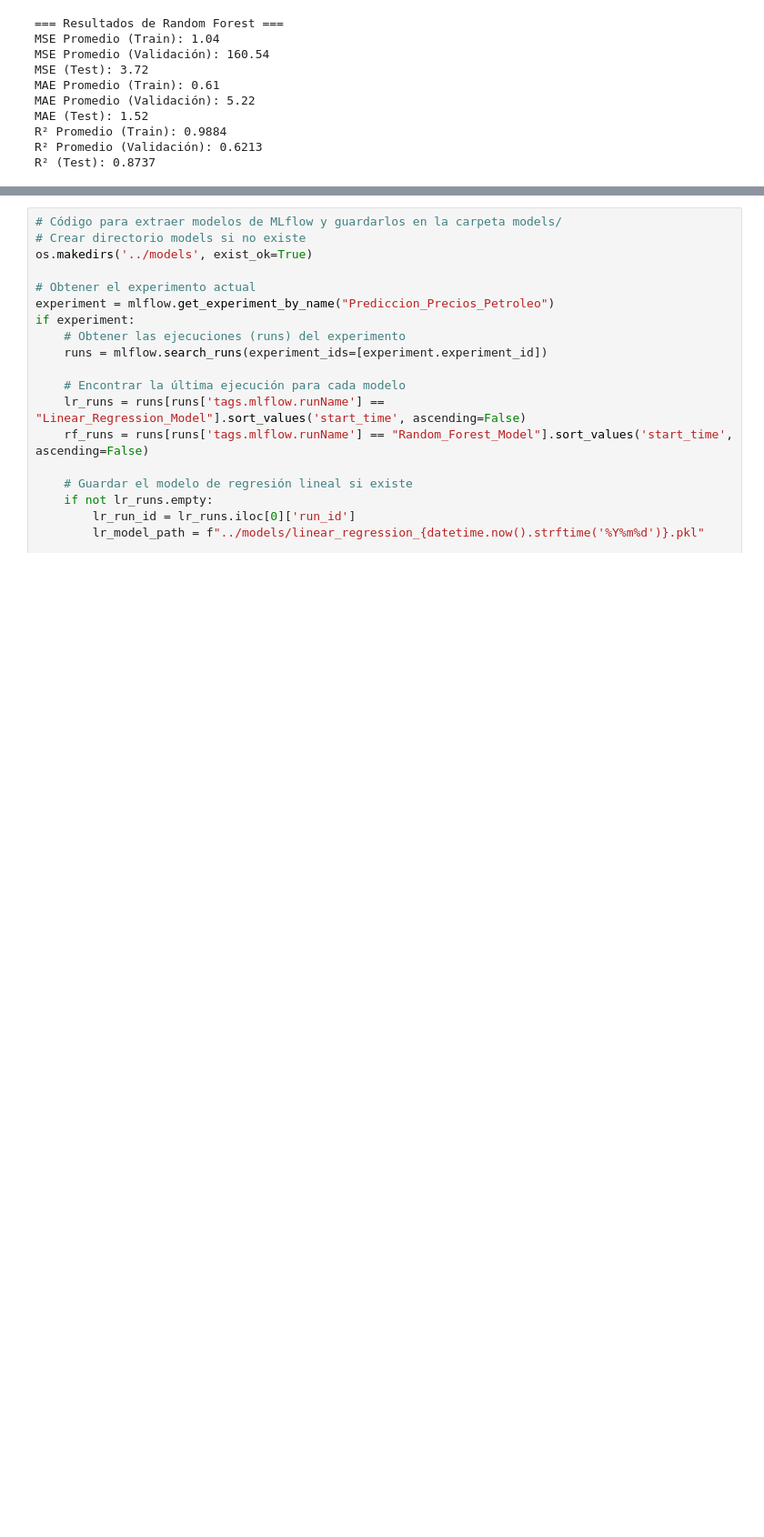
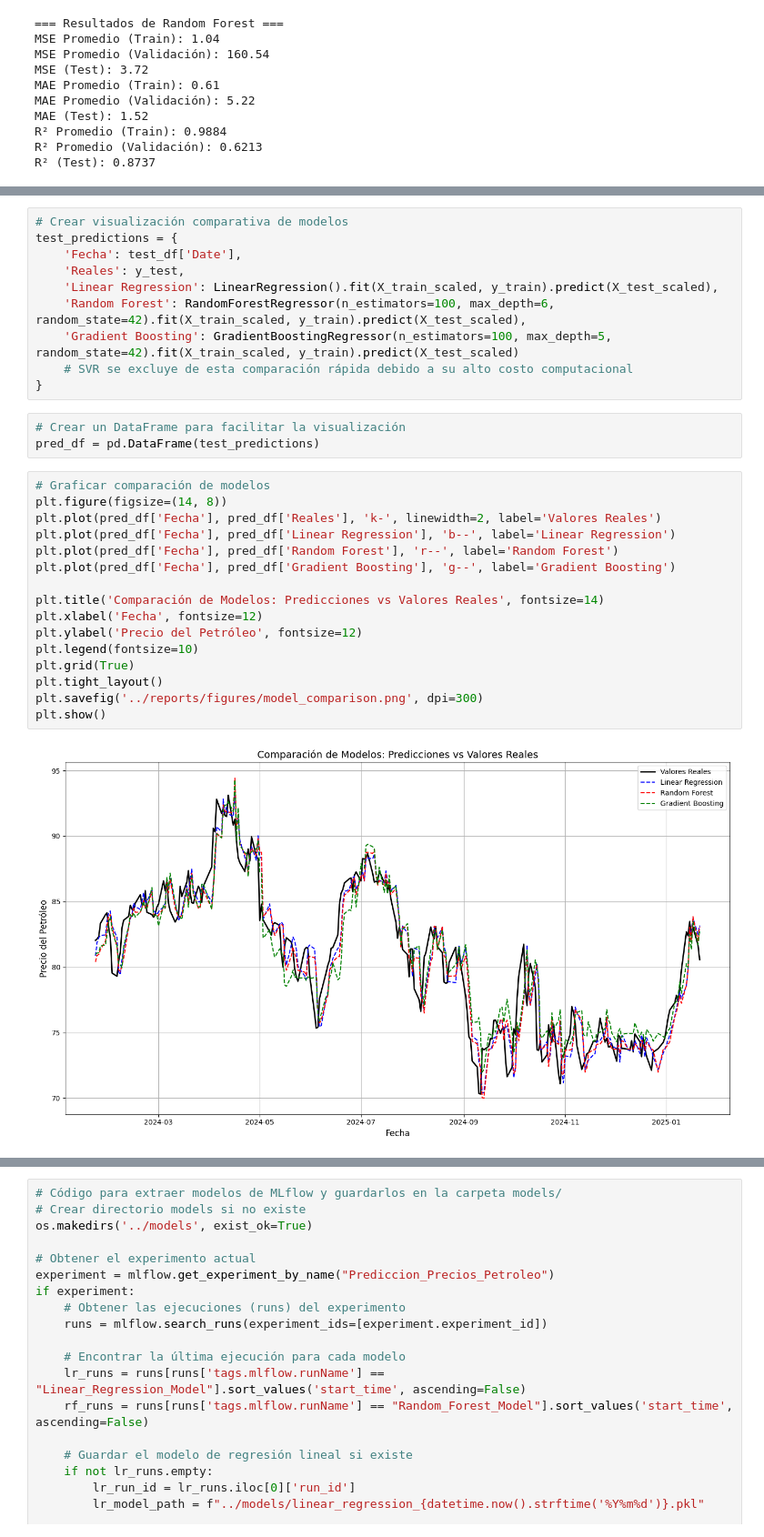
Before and after one commit to daplaza82/MLEvaluacion, a Jupyter notebook: notebooks/oil_prices_mlflow.ipynb, the cells around one changed output, grey strips where cells are left out. Shown at 91% size. Cells and saved outputs as stored; diff of their text form; blank space fills up the shorter version.

```diff
--- a/notebooks/oil_prices_mlflow.ipynb
+++ b/notebooks/oil_prices_mlflow.ipynb
@@ -654,0 +1073,31 @@ R² (Test): 0.8737
+# %%
+# Crear visualización comparativa de modelos
+test_predictions = {
+    'Fecha': test_df['Date'],
+    'Reales': y_test,
+    'Linear Regression': LinearRegression().fit(X_train_scaled, y_train).predict(X_test_scaled),
+    'Random Forest': RandomForestRegressor(n_estimators=100, max_depth=6, random_state=42).fit(X_train_scaled, y_train).predict(X_test_scaled),
+    'Gradient Boosting': GradientBoostingRegressor(n_estimators=100, max_depth=5, random_state=42).fit(X_train_scaled, y_train).predict(X_test_scaled)
+    # SVR se excluye de esta comparación rápida debido a su alto costo computacional
+}
+# %%
+# Crear un DataFrame para facilitar la visualización
+pred_df = pd.DataFrame(test_predictions)
+# %%
+# Graficar comparación de modelos
+plt.figure(figsize=(14, 8))
+plt.plot(pred_df['Fecha'], pred_df['Reales'], 'k-', linewidth=2, label='Valores Reales')
+plt.plot(pred_df['Fecha'], pred_df['Linear Regression'], 'b--', label='Linear Regression')
+plt.plot(pred_df['Fecha'], pred_df['Random Forest'], 'r--', label='Random Forest')
+plt.plot(pred_df['Fecha'], pred_df['Gradient Boosting'], 'g--', label='Gradient Boosting')
+
+plt.title('Comparación de Modelos: Predicciones vs Valores Reales', fontsize=14)
+plt.xlabel('Fecha', fontsize=12)
+plt.ylabel('Precio del Petróleo', fontsize=12)
+plt.legend(fontsize=10)
+plt.grid(True)
+plt.tight_layout()
+plt.savefig('../reports/figures/model_comparison.png', dpi=300)
+plt.show()
+# %% [output]
+[figure, added]
```
Also changed, not shown: parts of 13 cells of this notebook, 57 other files.
